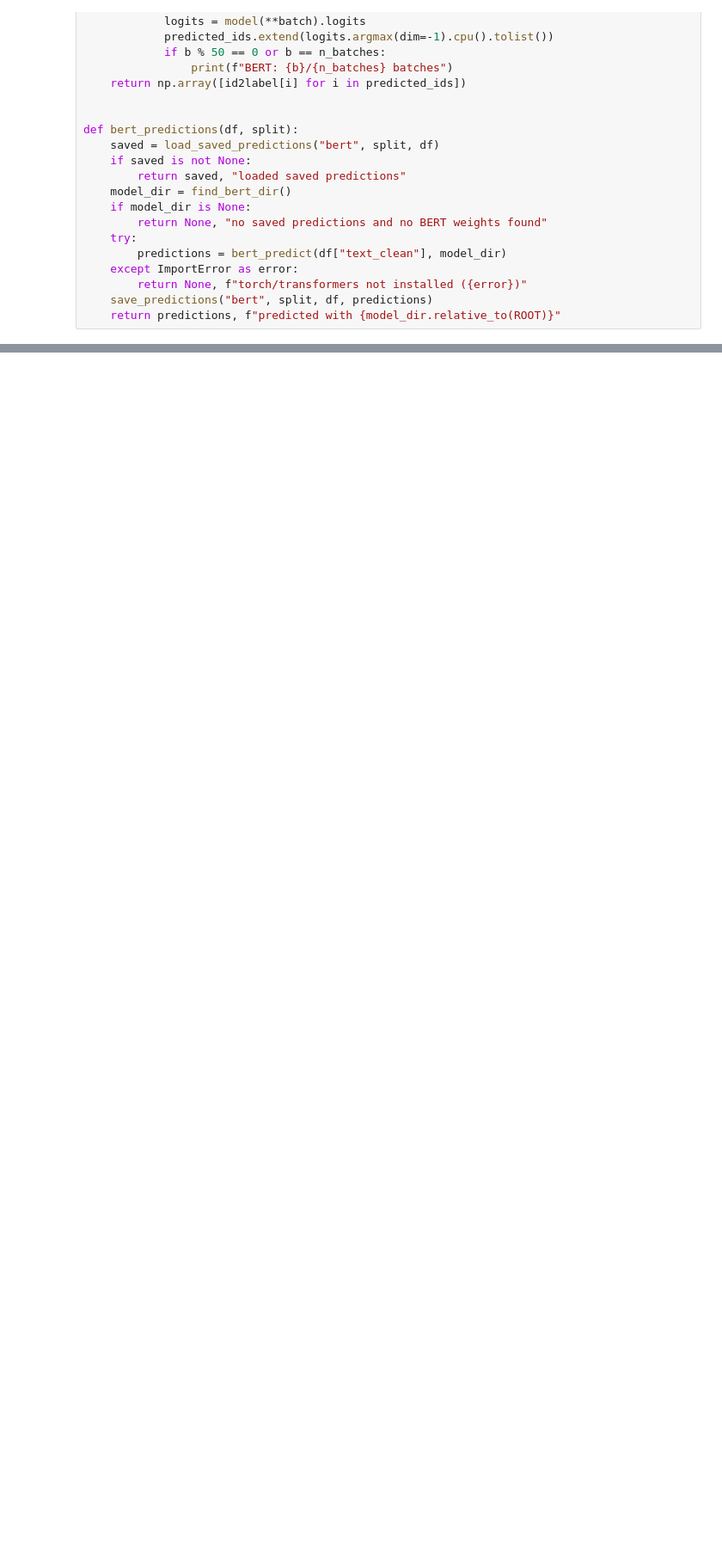
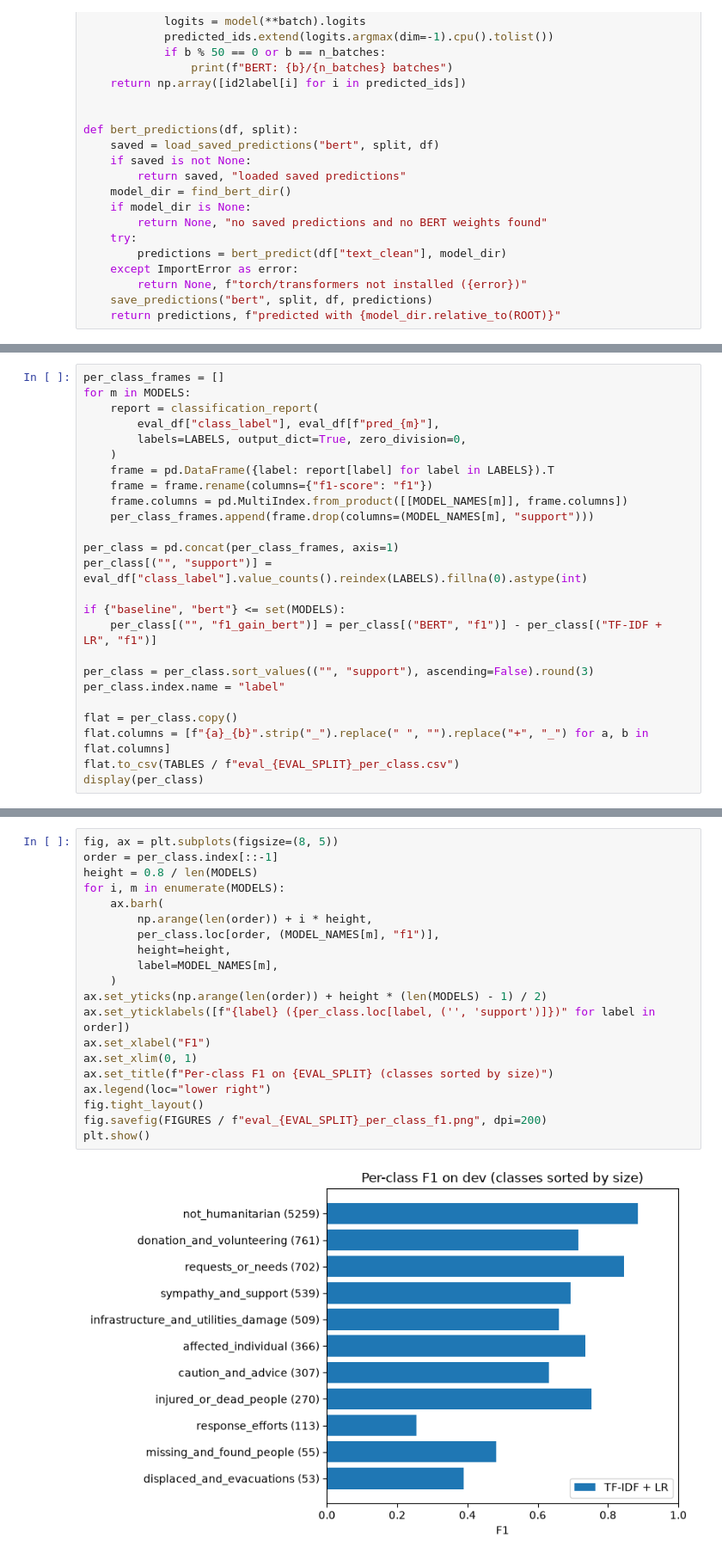
Before and after one commit to britneylu/cs1684-crisis-nlp, a Jupyter notebook: notebooks/03_evaluation.ipynb, the cells around one changed output, grey strips where cells are left out. Shown at 86% size. Drawn from its saved outputs; the diff is of its cells as text; blank space fills up the shorter version.

```diff
--- a/notebooks/03_evaluation.ipynb
+++ b/notebooks/03_evaluation.ipynb
@@ -281,0 +356,25 @@ NameError: name 'warnings' is not defined
+# %%
+per_class_frames = []
+for m in MODELS:
+    report = classification_report(
+        eval_df["class_label"], eval_df[f"pred_{m}"],
+        labels=LABELS, output_dict=True, zero_division=0,
+    )
+    frame = pd.DataFrame({label: report[label] for label in LABELS}).T
+    frame = frame.rename(columns={"f1-score": "f1"})
+    frame.columns = pd.MultiIndex.from_product([[MODEL_NAMES[m]], frame.columns])
+    per_class_frames.append(frame.drop(columns=(MODEL_NAMES[m], "support")))
+
+per_class = pd.concat(per_class_frames, axis=1)
+per_class[("", "support")] = eval_df["class_label"].value_counts().reindex(LABELS).fillna(0).astype(int)
+
+if {"baseline", "bert"} <= set(MODELS):
+    per_class[("", "f1_gain_bert")] = per_class[("BERT", "f1")] - per_class[("TF-IDF + LR", "f1")]
+
+per_class = per_class.sort_values(("", "support"), ascending=False).round(3)
+per_class.index.name = "label"
+
+flat = per_class.copy()
+flat.columns = [f"{a}_{b}".strip("_").replace(" ", "").replace("+", "_") for a, b in flat.columns]
+flat.to_csv(TABLES / f"eval_{EVAL_SPLIT}_per_class.csv")
+display(per_class)
@@ -281,0 +396,22 @@ NameError: name 'warnings' is not defined
+# %%
+fig, ax = plt.subplots(figsize=(8, 5))
+order = per_class.index[::-1]
+height = 0.8 / len(MODELS)
+for i, m in enumerate(MODELS):
+    ax.barh(
+        np.arange(len(order)) + i * height,
+        per_class.loc[order, (MODEL_NAMES[m], "f1")],
+        height=height,
+        label=MODEL_NAMES[m],
+    )
+ax.set_yticks(np.arange(len(order)) + height * (len(MODELS) - 1) / 2)
+ax.set_yticklabels([f"{label} ({per_class.loc[label, ('', 'support')]})" for label in order])
+ax.set_xlabel("F1")
+ax.set_xlim(0, 1)
+ax.set_title(f"Per-class F1 on {EVAL_SPLIT} (classes sorted by size)")
+ax.legend(loc="lower right")
+fig.tight_layout()
+fig.savefig(FIGURES / f"eval_{EVAL_SPLIT}_per_class_f1.png", dpi=200)
+plt.show()
+# %% [output]
+[figure, added]
```
Also changed, not shown: parts of 35 cells of this notebook, 16 other files.
